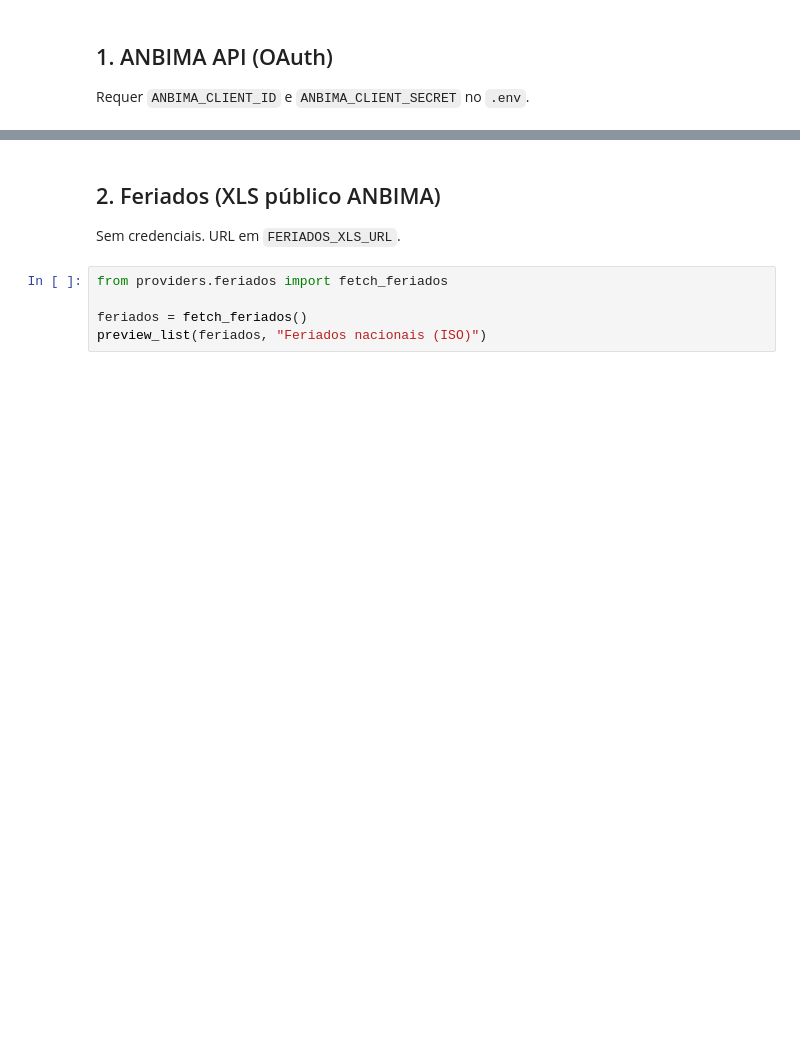
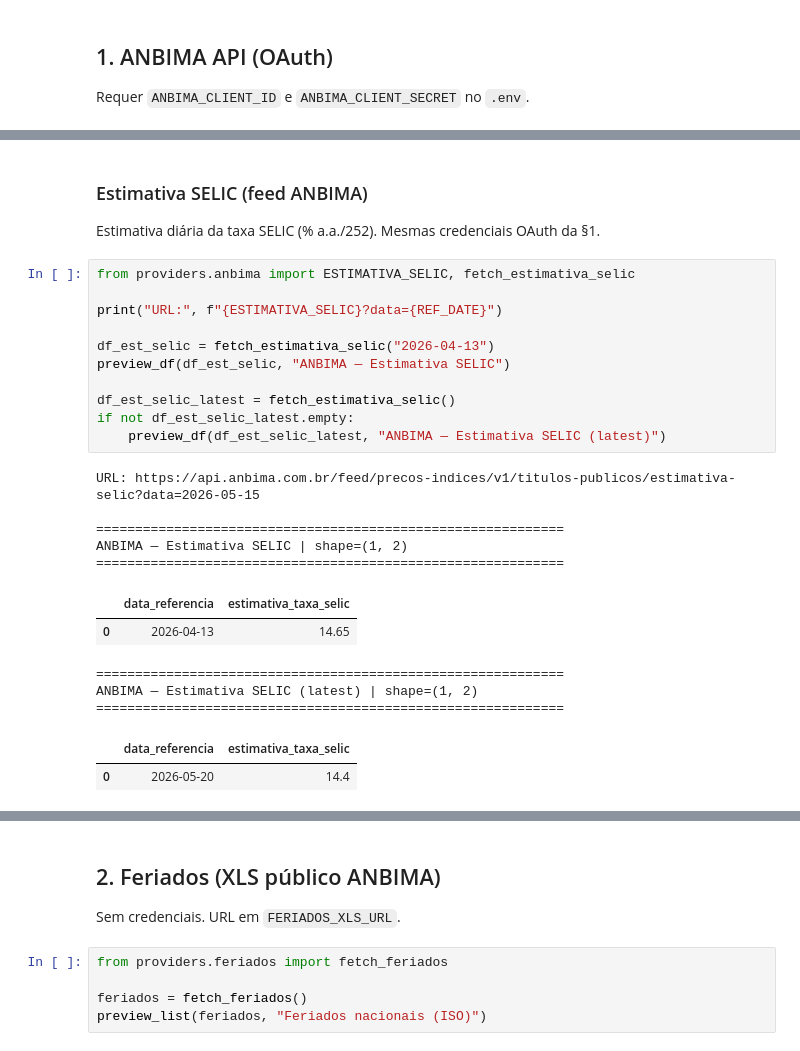
Before and after one commit to rborges447/brazilian_bonds_data_base, a Jupyter notebook: notebooks/test_providers.ipynb, the cells around one changed output, grey strips where cells are left out. Saved outputs shown, nothing was run; the diff lists cells and outputs as text; blank space fills up the shorter version.

```diff
--- a/notebooks/test_providers.ipynb
+++ b/notebooks/test_providers.ipynb
@@ -147,0 +148,28 @@ projecoes: OK
+# %% [markdown]
+### Estimativa SELIC (feed ANBIMA)
+
+Estimativa diária da taxa SELIC (% a.a./252). Mesmas credenciais OAuth da §1.
+# %%
+from providers.anbima import ESTIMATIVA_SELIC, fetch_estimativa_selic
+
+print("URL:", f"{ESTIMATIVA_SELIC}?data={REF_DATE}")
+
+df_est_selic = fetch_estimativa_selic("2026-04-13")
+preview_df(df_est_selic, "ANBIMA — Estimativa SELIC")
+
+df_est_selic_latest = fetch_estimativa_selic()
+if not df_est_selic_latest.empty:
+    preview_df(df_est_selic_latest, "ANBIMA — Estimativa SELIC (latest)")
+# %% [output]
+URL: https://api.anbima.com.br/feed/precos-indices/v1/titulos-publicos/estimativa-selic?data=2026-05-15
+
+============================================================
+ANBIMA — Estimativa SELIC | shape=(1, 2)
+============================================================
+|  | data_referencia | estimativa_taxa_selic |
+| 0 | 2026-04-13 | 14.65 |
+============================================================
+ANBIMA — Estimativa SELIC (latest) | shape=(1, 2)
+============================================================
+|  | data_referencia | estimativa_taxa_selic |
+| 0 | 2026-05-20 | 14.4 |
```
Also changed, not shown: parts of 3 cells of this notebook, 41 other files.
